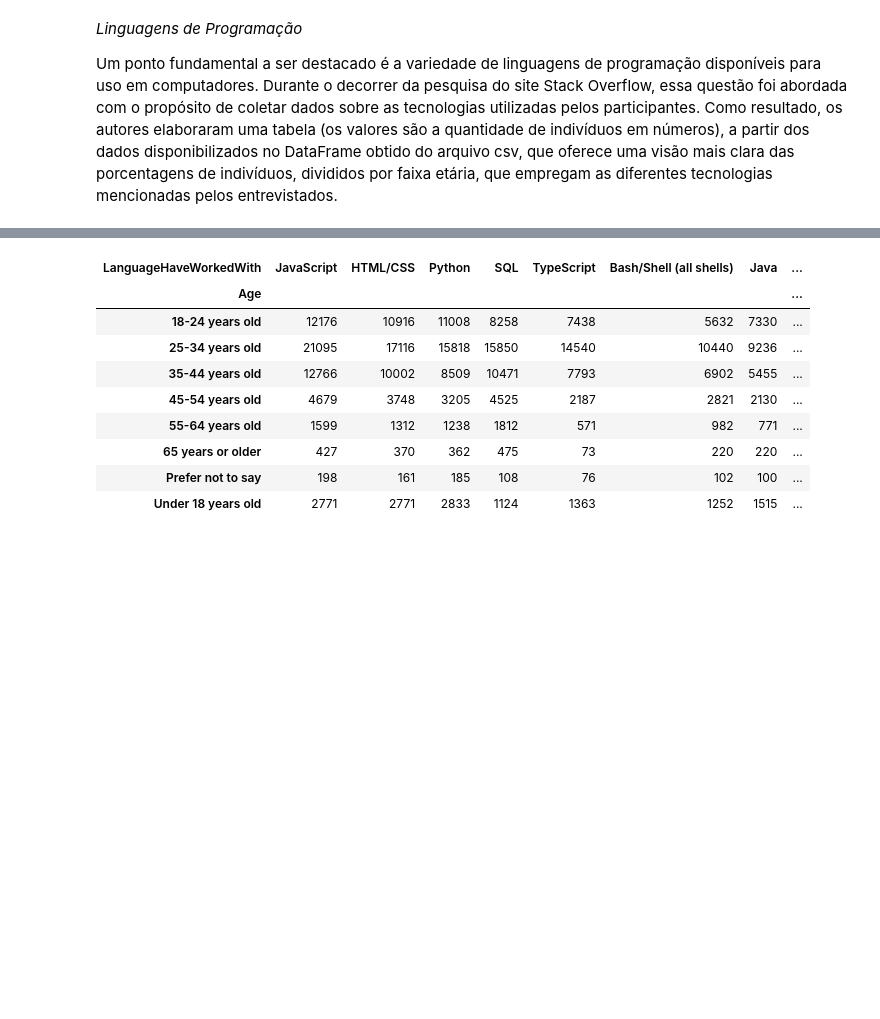
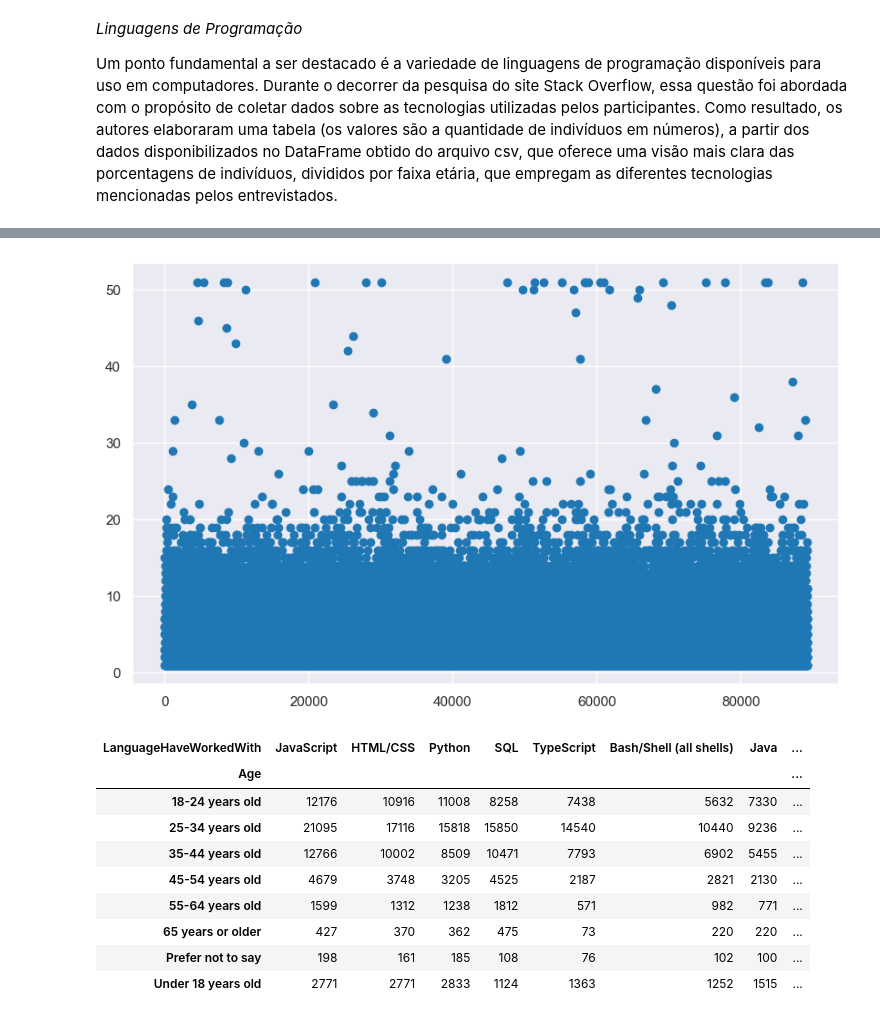
Before and after one commit to leticiasants/Trabalho01-MetodosMatematicosParaAnaliseDeDados, a Jupyter notebook: Trabalho01.ipynb, the cells around one changed output, grey strips where cells are left out. Saved outputs shown, nothing was run; the diff lists cells and outputs as text; code cells hidden in the pictures; blank space fills up the shorter version.

```diff
--- a/Trabalho01.ipynb
+++ b/Trabalho01.ipynb
@@ -162,3 +196,8 @@ df4 = df4.explode('LanguageHaveWorkedWith')
+# %%
+plt.scatter(NumberLanguages.index, NumberLanguages.values)
+plt.show()
+# %% [output]
+[figure, added]
 # %%
 language_usage = df4.groupby(['Age', 'LanguageHaveWorkedWith'])['LanguageHaveWorkedWith'].count().unstack(fill_value=0)
 language_usage = language_usage.reindex(language_usage.sum().sort_values(ascending=False).index, axis=1)
```
Also changed, not shown: parts of 4 cells of this notebook.
